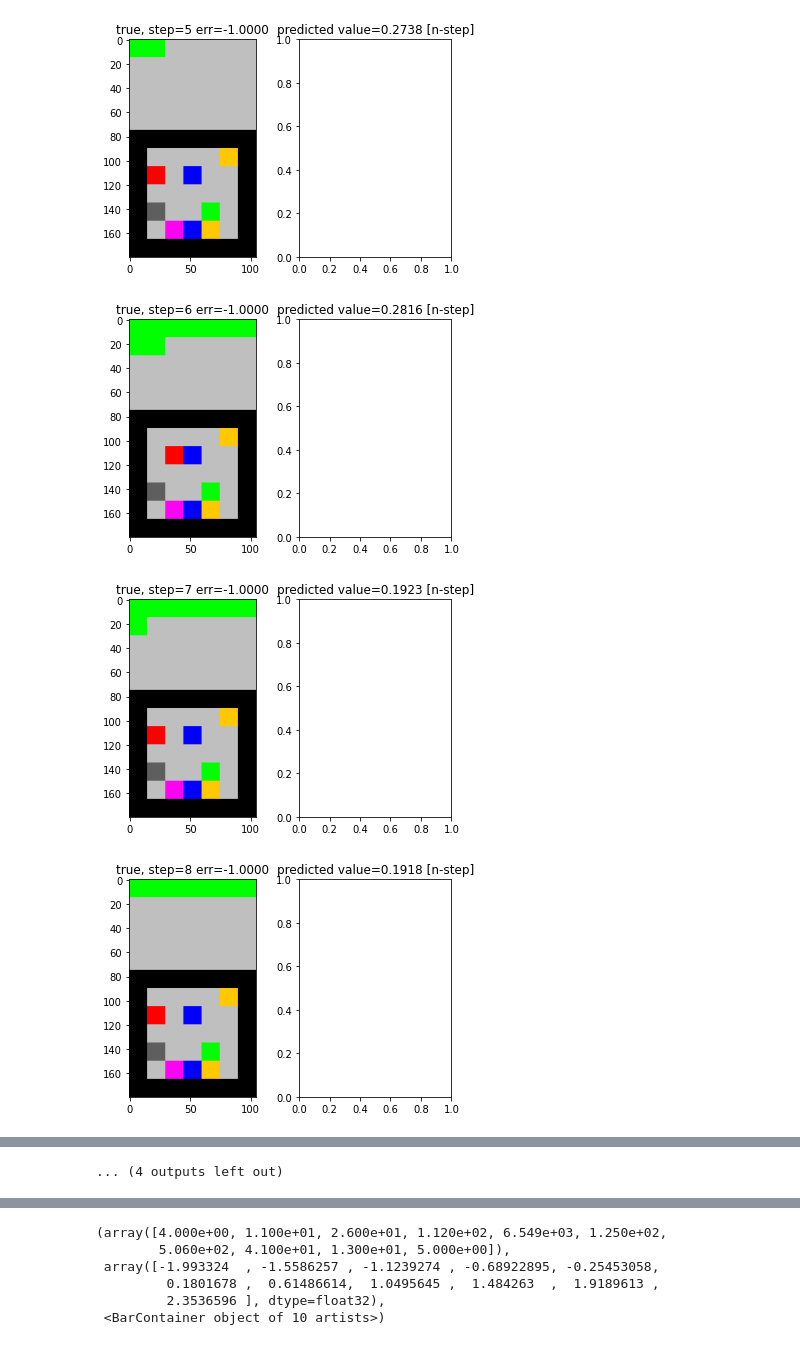
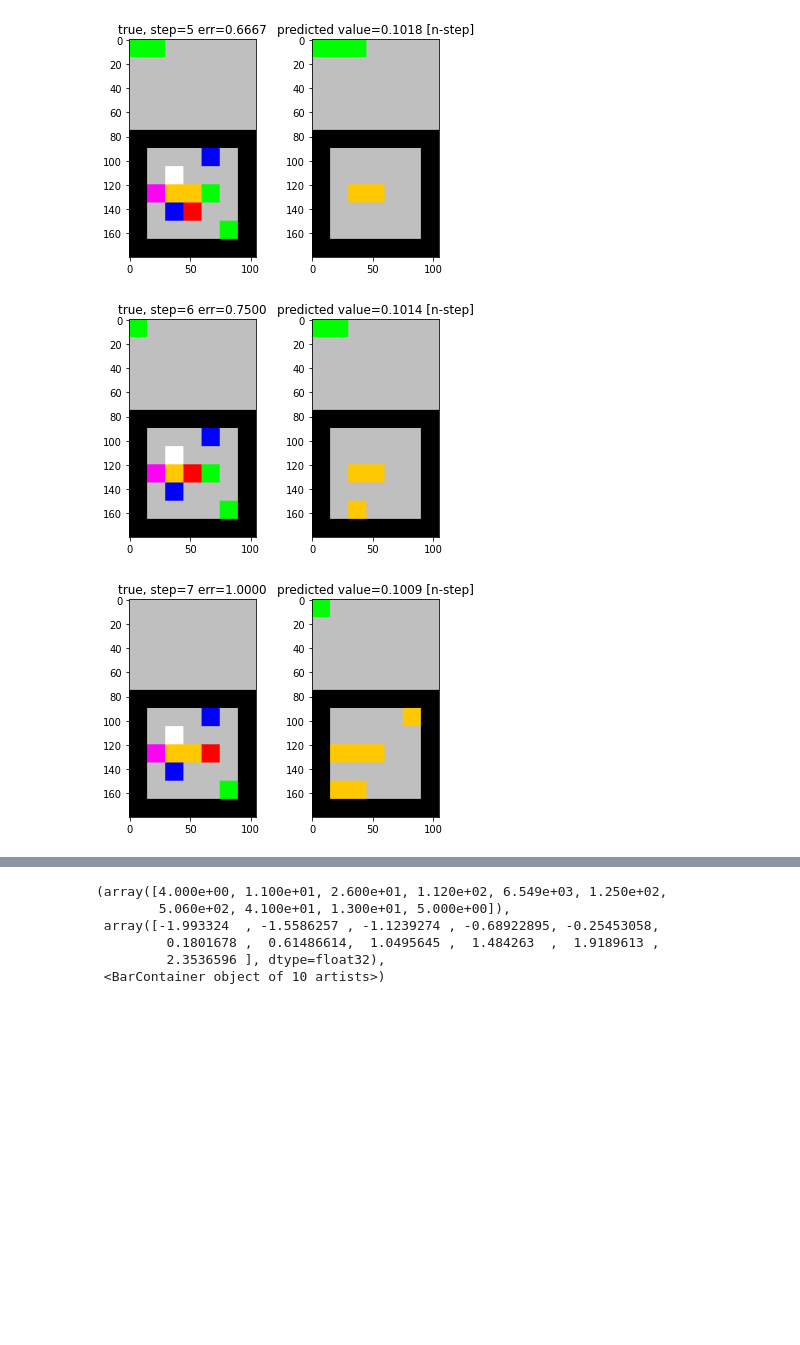
Before and after one commit to sergeivolodin/causality-disentanglement-rl, a Jupyter notebook: debug/learned_model_analysis.ipynb, the cells around one changed output, grey strips where cells are left out. Cells and saved outputs as stored; diff of their text form; code cells hidden in the pictures; blank space fills up the shorter version.

Commit message:
Analyze latest models (poor fit)

```diff
--- a/debug/learned_model_analysis.ipynb
+++ b/debug/learned_model_analysis.ipynb
@@ -24,3 +22,5 @@ ckpt = '/home/sergei/ray_results/5x5_kc_only_vf_stop_after_completes/main_fcn_a6
+# %%
+ckpt = '/home/serge/copy/main_fcn_d2096_00001_1_2020-12-25_14-31-05/checkpoint_106000/checkpoint'
 # %%
 with open(ckpt, 'rb') as f:
     learner = pickle.load(f)
@@ -66,19 +73,20 @@ while True:
     action = env.action_space.sample()
     act_one_hot = one_hot_encode(env.action_space.n, action)
 
+
     if hasattr(learner, 'model'):
-        obs_model = learner.model(
-    #         obs_model.unsqueeze(0), # previous model observation
-            torch.tensor(obs).to(learner.device).unsqueeze(0), # previous true observation
+        obs_model = learner.reconstructor(learner.model(
+            learner.decoder(obs_model).unsqueeze(0), # previous model observation
+            #torch.tensor(obs).to(learner.device).unsqueeze(0), # previous true observation
             torch.tensor(act_one_hot).to(learner.device).unsqueeze(0),
-        )[0]
+        ))[0]
 
         obs_model_show = obs_model.cpu().detach().numpy().reshape(h, w, c)
         obs_models.append(obs_model_show)
         obs_model_show = obs_model_show > 0.5
 
     if hasattr(learner, 'value_predictor'):
-        value = learner.value_predictor(torch.tensor(obs).to(learner.device).unsqueeze(0)).item()
+        value = learner.value_predictor(learner.decoder(torch.tensor(obs).to(learner.device).unsqueeze(0))).item()
     else:
         value = -1
 
@@ -112,4 +120,3 @@ while True:
-[figure, old version]
+[figure, new version]
-[figure, old version]
+[figure, new version]
-[figure, old version]
+[figure, new version]
-[figure, removed]
@@ -119,4 +123,3 @@ while True:
-... (4 outputs left out)
 # %%
 plt.plot(errors)
 # %% [output]
```
Also changed, not shown: parts of 10 cells of this notebook.
